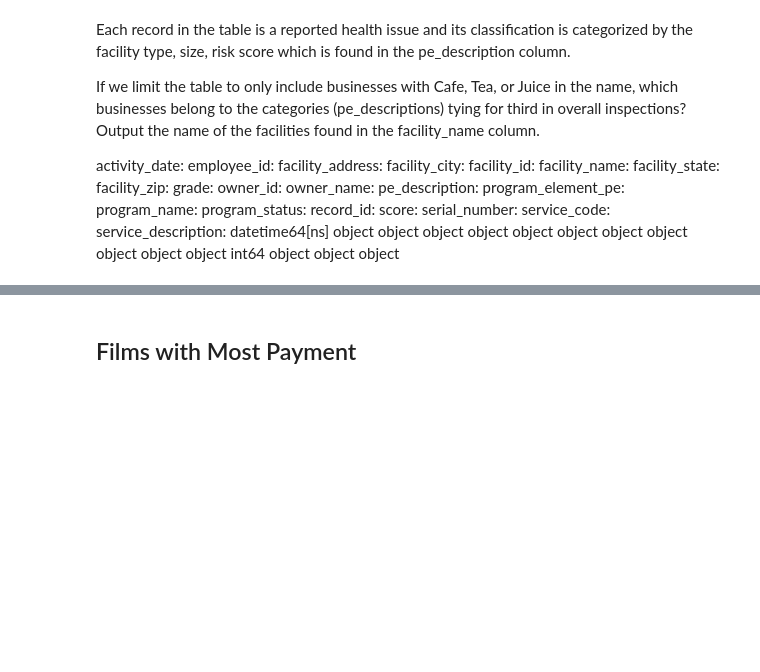
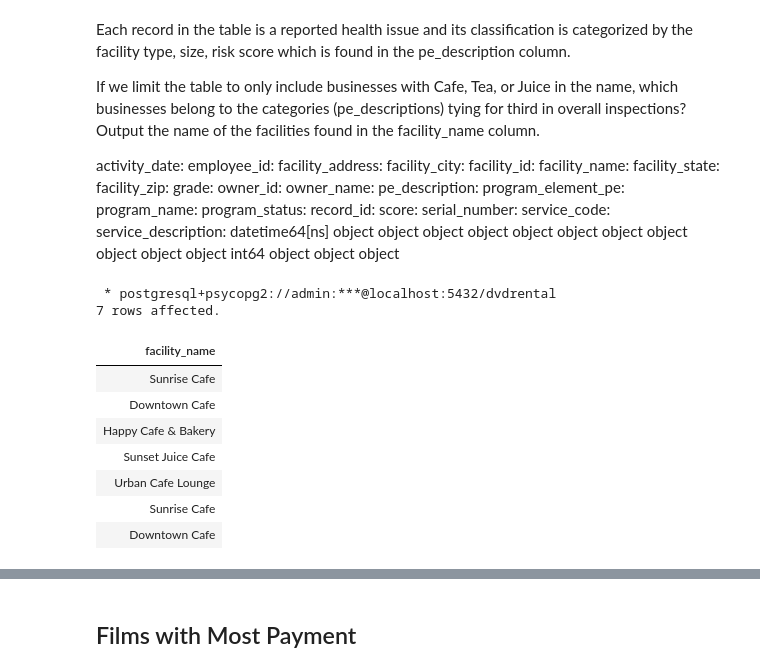
Before and after one commit to lohraspco/data-science, a Jupyter notebook: SQL/sql_codes.ipynb, the cells around one changed output, grey strips where cells are left out. Cells and saved outputs as stored; diff of their text form; code cells hidden in the pictures; blank space fills up the shorter version.

```diff
--- a/SQL/sql_codes.ipynb
+++ b/SQL/sql_codes.ipynb
@@ -188,6 +173,22 @@ If we limit the table to only include businesses with Cafe, Tea, or Juice in the
 
 activity_date:	employee_id:	facility_address:	facility_city:	facility_id:	facility_name:	facility_state:	facility_zip:	grade:	owner_id:	owner_name:	pe_description:	program_element_pe:	program_name:	program_status:	record_id:	score:	serial_number:	service_code:	service_description:
 datetime64[ns]	object	object	object	object	object	object	object	object	object	object	object	int64	object	object	object
+# %%
+%%sql
+select facility_name
+from health_inspections
+where facility_name like '%Cafe%'
+# %% [output]
+ * postgresql+psycopg2://admin:***@localhost:5432/dvdrental
+7 rows affected.
+| facility_name |
+| Sunrise Cafe |
+| Downtown Cafe |
+| Happy Cafe & Bakery |
+| Sunset Juice Cafe |
+| Urban Cafe Lounge |
+| Sunrise Cafe |
+| Downtown Cafe |
 # %%
 %%sql
 with selected_restaurants as (
```
Also changed, not shown: parts of 12 cells of this notebook, 12 other files.
